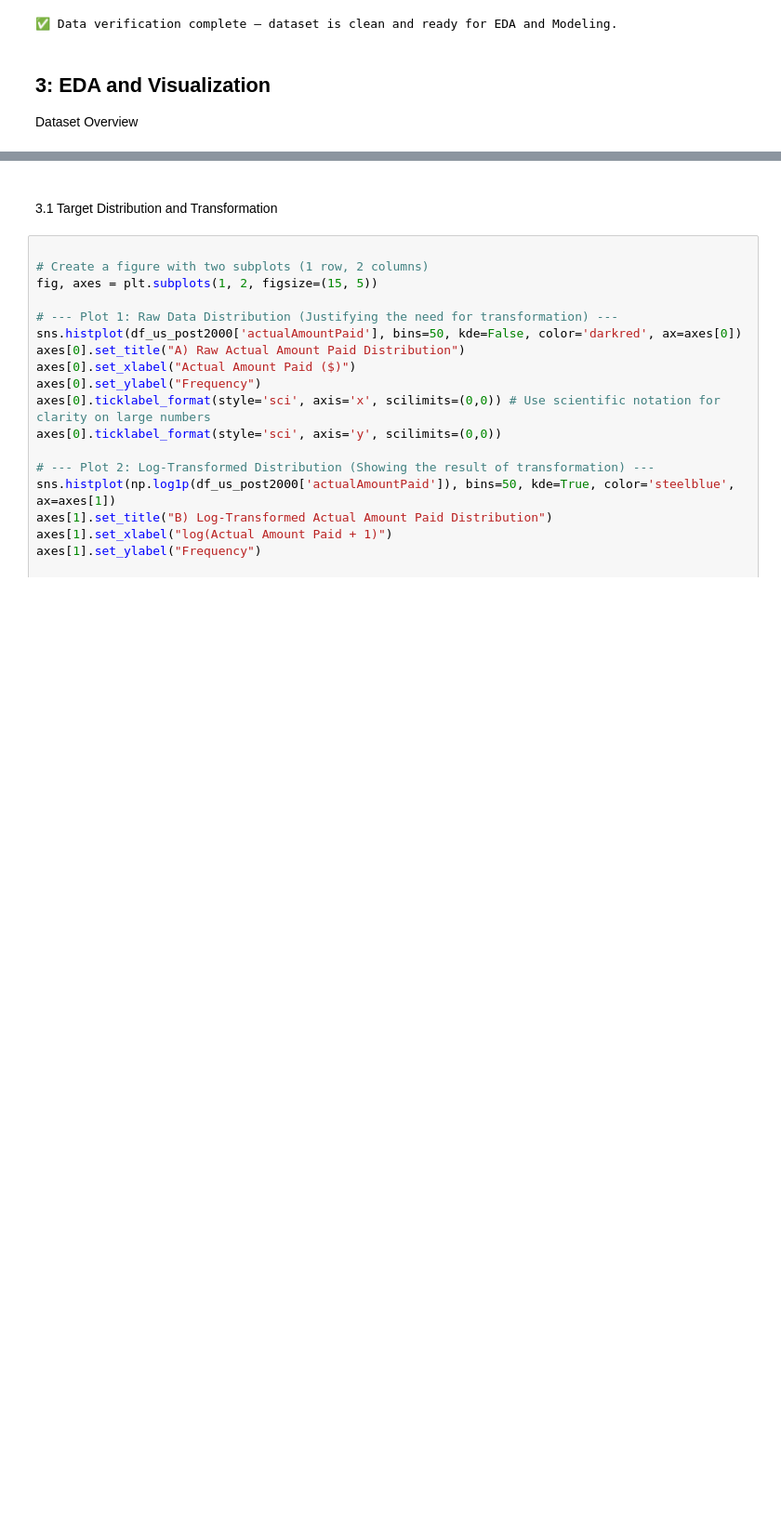
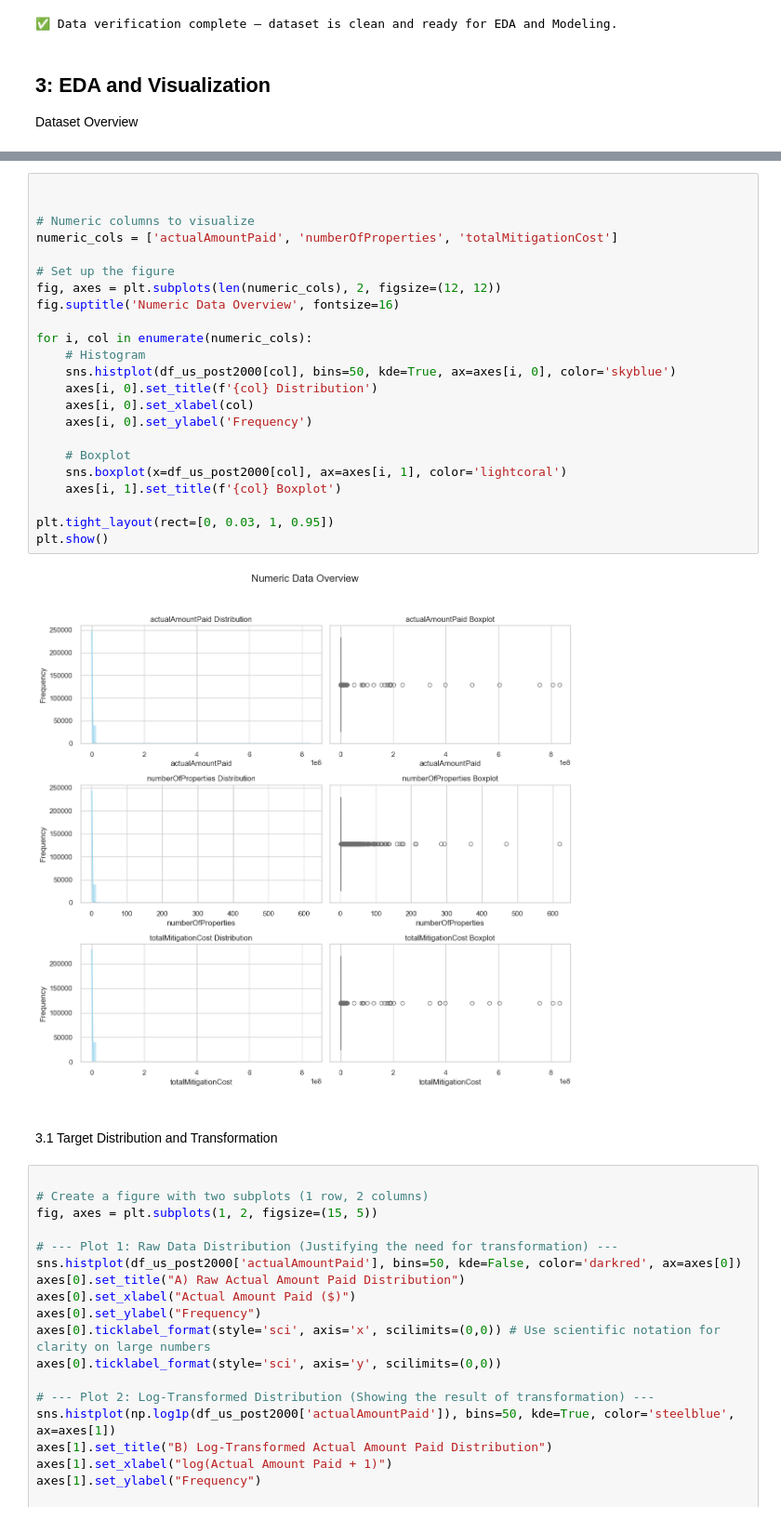
Before and after one commit to anjana-codes/capstone-project-anjana, a Jupyter notebook: notebooks/fema_mitigation_analysis.ipynb, the cells around one changed output, grey strips where cells are left out. Shown: that part at 93% size. Drawn from its saved outputs; the diff is of its cells as text; blank space fills up the shorter version.

```diff
--- a/notebooks/fema_mitigation_analysis.ipynb
+++ b/notebooks/fema_mitigation_analysis.ipynb
@@ -281,3 +282,28 @@ Clean Dataset Overview
+# %%
+
+
+# Numeric columns to visualize
+numeric_cols = ['actualAmountPaid', 'numberOfProperties', 'totalMitigationCost']
+
+# Set up the figure
+fig, axes = plt.subplots(len(numeric_cols), 2, figsize=(12, 12))
+fig.suptitle('Numeric Data Overview', fontsize=16)
+
+for i, col in enumerate(numeric_cols):
+    # Histogram
+    sns.histplot(df_us_post2000[col], bins=50, kde=True, ax=axes[i, 0], color='skyblue')
+    axes[i, 0].set_title(f'{col} Distribution')
+    axes[i, 0].set_xlabel(col)
+    axes[i, 0].set_ylabel('Frequency')
+
+    # Boxplot
+    sns.boxplot(x=df_us_post2000[col], ax=axes[i, 1], color='lightcoral')
+    axes[i, 1].set_title(f'{col} Boxplot')
+
+plt.tight_layout(rect=[0, 0.03, 1, 0.95])
+plt.show()
+# %% [output]
+[figure, added]
 # %% [markdown]
 ##
 3.1 Target Distribution and Transformation
```
Also changed, not shown: parts of 3 cells of this notebook, 2 other files.
